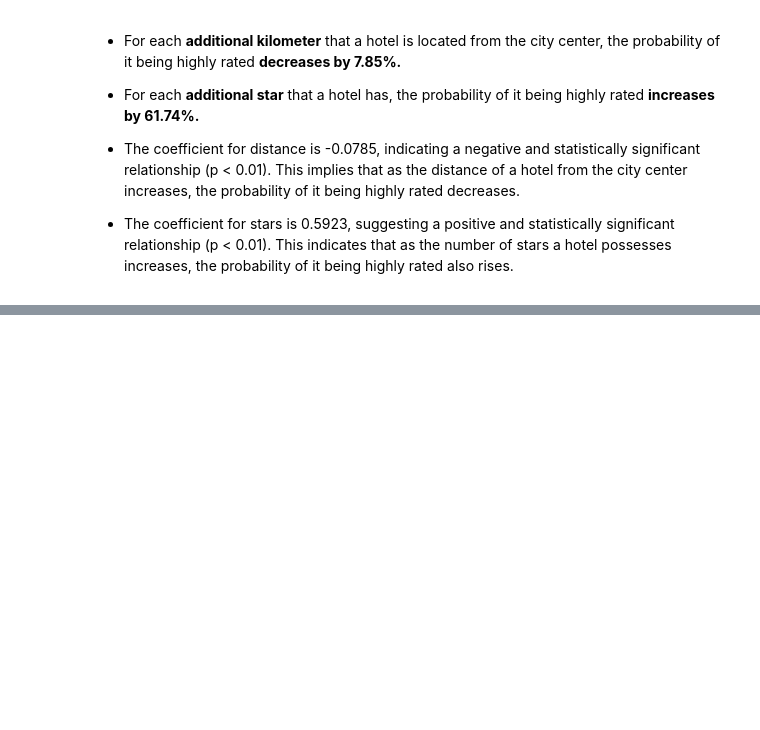
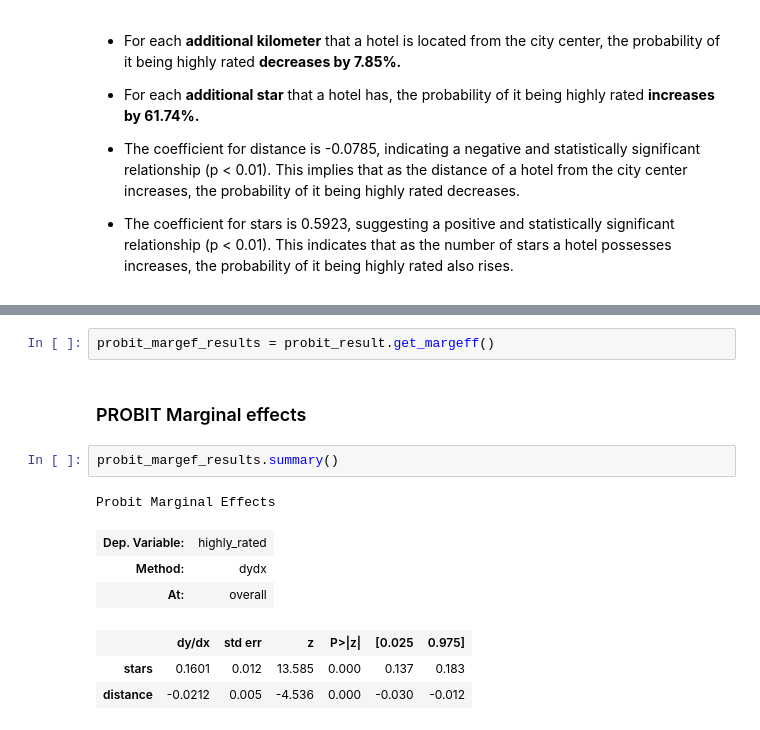
Before and after one commit to Alejandra-savagebriz/DA2, a Jupyter notebook: Assignment2_DA2.ipynb, the cells around one changed output, grey strips where cells are left out. Cells and saved outputs as stored; diff of their text form; blank space fills up the shorter version.

Commit message:
Editing probit marginal effects table

```diff
--- a/Assignment2_DA2.ipynb
+++ b/Assignment2_DA2.ipynb
@@ -1166,0 +1181,14 @@ Probit Regression Results
+# %%
+probit_margef_results = probit_result.get_margeff()
+# %% [markdown]
+### PROBIT Marginal effects
+# %%
+probit_margef_results.summary()
+# %% [output]
+Probit Marginal Effects
+| Dep. Variable: | highly_rated |
+| Method: | dydx |
+| At: | overall |
+|  | dy/dx | std err | z | P>|z| | [0.025 | 0.975] |
+| stars | 0.1601 | 0.012 | 13.585 | 0.000 | 0.137 | 0.183 |
+| distance | -0.0212 | 0.005 | -4.536 | 0.000 | -0.030 | -0.012 |
```
Also changed, not shown: parts of 3 cells of this notebook.
